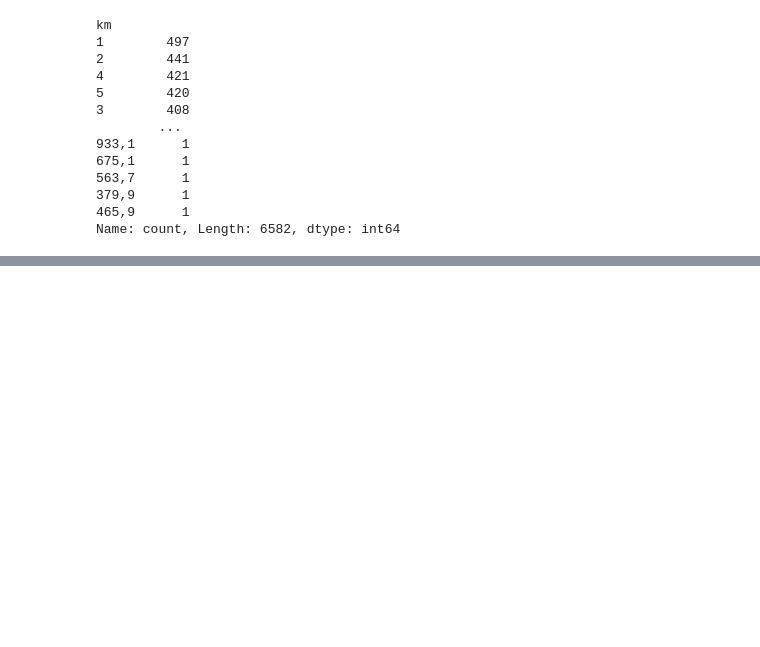
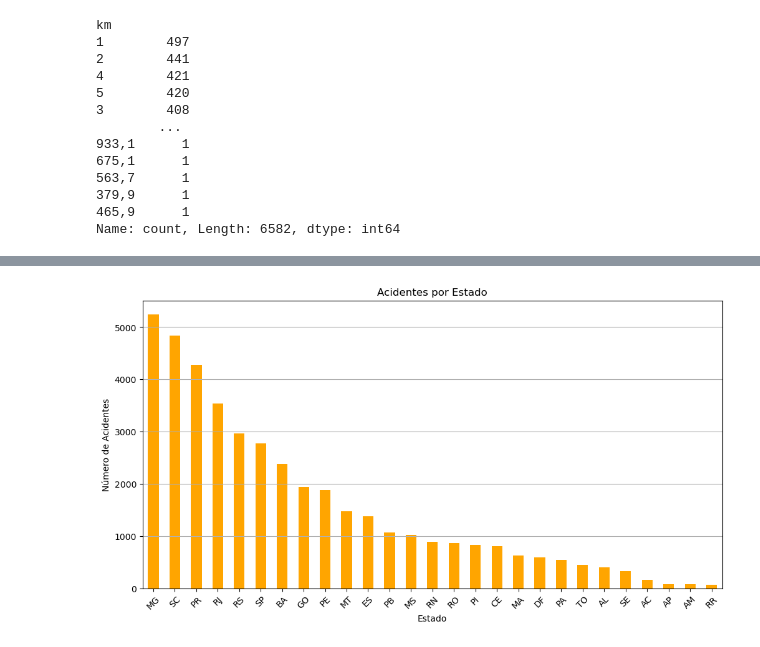
Before and after one commit to pedroaparecido/Projeto-Integrador-IV, a Jupyter notebook: Projeto_Integrador_IV.ipynb, the cells around one changed output, grey strips where cells are left out. Saved outputs shown, nothing was run; the diff lists cells and outputs as text; code cells hidden in the pictures; blank space fills up the shorter version.

Commit message:
Análise exploratória dos dados do estado de São Paulo

```diff
--- a/Projeto_Integrador_IV.ipynb
+++ b/Projeto_Integrador_IV.ipynb
@@ -1161,0 +1987,5 @@ Name: count, dtype: int64
+# %%
+# Transformando as colunas desejadas em float64
+df_novo_geral_3['km'] = df_novo_geral_3['km'].astype('float64')
+# Convertendo a coluna para o tipo datetime
+df_novo_geral_3['data_inversa'] = pd.to_datetime(df_novo_geral_3['data_inversa'])
@@ -1161,0 +2032,6 @@ Name: count, dtype: int64
+# %%
+# Excluindo linhas onde 'classificacao_acidente' é nula
+df_novo_geral_3 = df_novo_geral_3.dropna(subset=['classificacao_acidente'])
+# %%
+# Excluindo 'latitude' e 'longitude'
+df_novo_geral_3 = df_novo_geral_3.drop(columns=['latitude', 'longitude'])
@@ -1161,0 +2064,8 @@ Name: count, dtype: int64
+# %%
+# Mudando todos os nomes das colunas
+df_novo_geral_3.columns = ['Identificador do acidente', 'Data', 'Dia da semana', 'Horário', 'Estado', 'BR', 'km',
+       'Município', 'Causa do acidente', 'Tipo do acidente',
+       'Gravidade do acidente', 'Fase do dia', 'Sentido da via',
+       'Condição do tempo', 'Tipo de pista', 'Traçado da via', 'uso_solo',
+       'Número de passageiros', 'Número de cavaleiro', 'Número de condutor',
+       'Número de pedestre']
@@ -1161,0 +2088,12 @@ Name: count, dtype: int64
+# %%
+acidentes_por_estado = df_novo_geral_3['Estado'].value_counts()
+plt.figure(figsize=(12, 6))
+acidentes_por_estado.plot(kind='bar', color='orange')
+plt.title('Acidentes por Estado')
+plt.xlabel('Estado')
+plt.ylabel('Número de Acidentes')
+plt.xticks(rotation=45)
+plt.grid(axis='y')
+plt.show()
+# %% [output]
+[figure, added]
```
Also changed, not shown: parts of 133 cells of this notebook, 2 other files.
